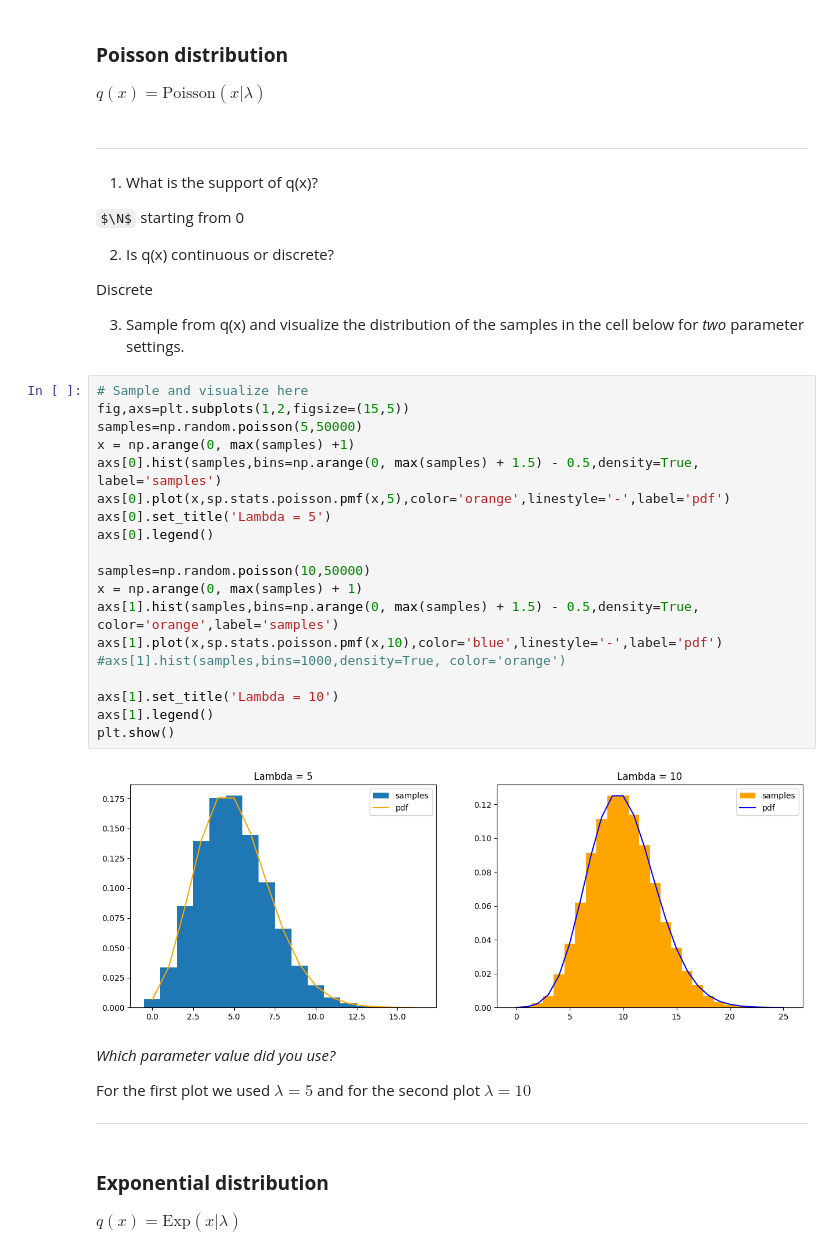
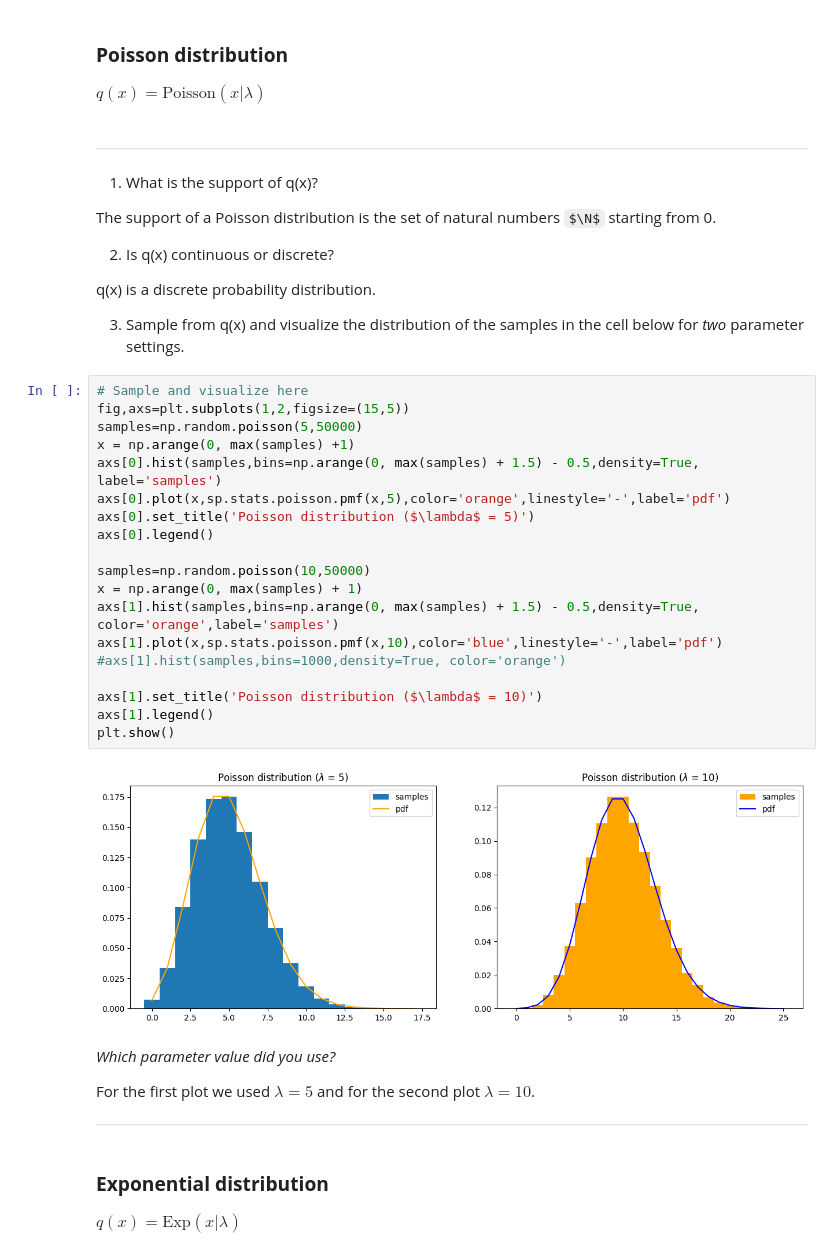
Before and after one commit to leonardodeclara/DD2447-Statistical-Methods-in-Applied-Computer-Science, a Jupyter notebook: Assignment_1/assignment1.ipynb, the cells around one changed output. Drawn from its saved outputs; the diff is of its cells as text; some formulas as TeX source.

```diff
--- a/Assignment_1/assignment1.ipynb
+++ b/Assignment_1/assignment1.ipynb
@@ -85,38 +85,38 @@ $q(x) = \text{Poisson}(x|\lambda)$
 
 1. What is the support of q(x)?
 
-$\N$ starting from 0
+The support of a Poisson distribution is the set of natural numbers $\N$ starting from 0.
 
 2. Is q(x) continuous or discrete?
 
-Discrete
+q(x) is a discrete probability distribution.
 
 3. Sample from q(x) and visualize the distribution of the samples in the cell below for *two* parameter settings.
 # %%
 # Sample and visualize here
 fig,axs=plt.subplots(1,2,figsize=(15,5))
 samples=np.random.poisson(5,50000)
 x = np.arange(0, max(samples) +1)
 axs[0].hist(samples,bins=np.arange(0, max(samples) + 1.5) - 0.5,density=True, label='samples')
 axs[0].plot(x,sp.stats.poisson.pmf(x,5),color='orange',linestyle='-',label='pdf')
-axs[0].set_title('Lambda = 5')
+axs[0].set_title('Poisson distribution ($\lambda$ = 5)')
 axs[0].legend()
 
 samples=np.random.poisson(10,50000)
 x = np.arange(0, max(samples) + 1)
 axs[1].hist(samples,bins=np.arange(0, max(samples) + 1.5) - 0.5,density=True, color='orange',label='samples')
 axs[1].plot(x,sp.stats.poisson.pmf(x,10),color='blue',linestyle='-',label='pdf')
 #axs[1].hist(samples,bins=1000,density=True, color='orange')
 
-axs[1].set_title('Lambda = 10')
+axs[1].set_title('Poisson distribution ($\lambda$ = 10)')
 axs[1].legend()
 plt.show()
 # %% [output]
-[figure, old version]
+[figure, new version]
 # %% [markdown]
 *Which parameter value did you use?*
 
-For the first plot we used $\lambda=5$ and for the second plot $\lambda=10$
+For the first plot we used $\lambda=5$ and for the second plot $\lambda=10$.
 
 ---
 # %% [markdown]
```
Also changed, not shown: parts of 20 cells of this notebook.
